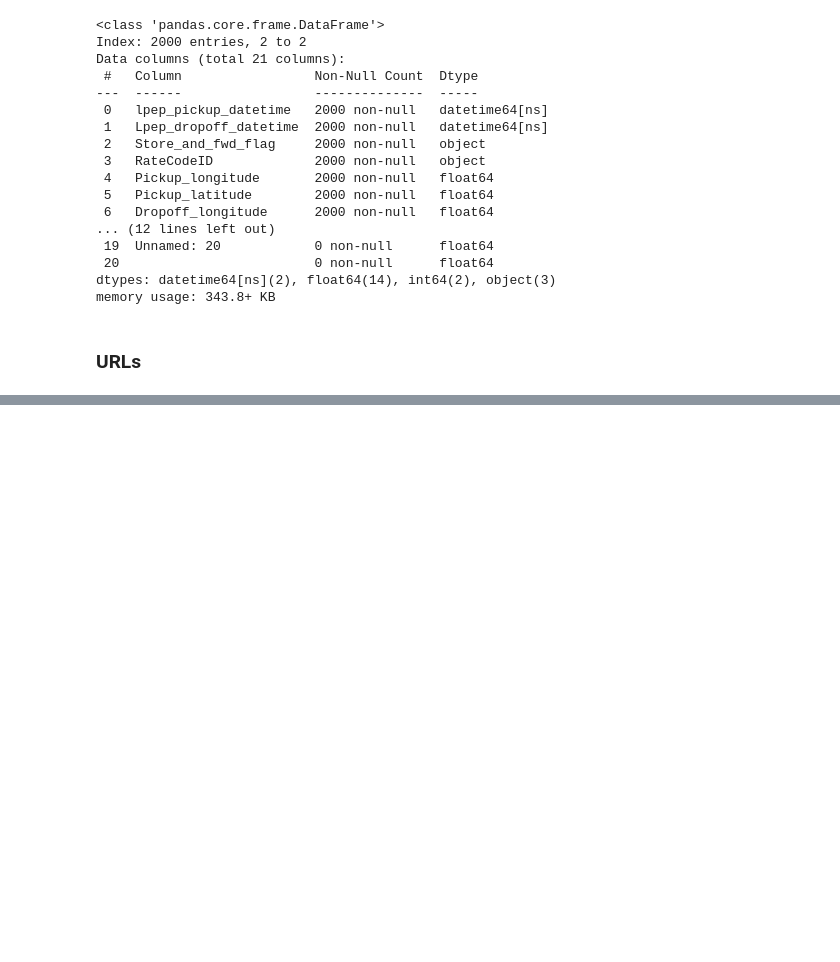
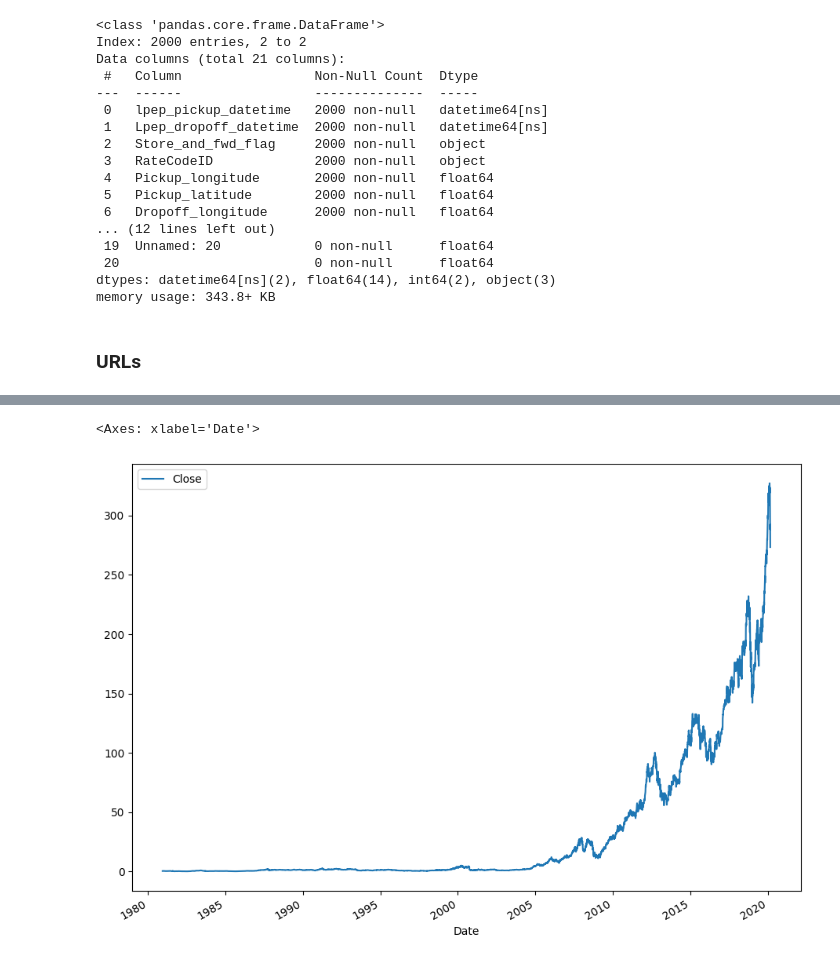
Before and after one commit to pdiegoneves/data_visualization_with_python, a Jupyter notebook: main.ipynb, the cells around one changed output, grey strips where cells are left out. Saved outputs shown, nothing was run; the diff lists cells and outputs as text; code cells hidden in the pictures; blank space fills up the shorter version.

```diff
--- a/main.ipynb
+++ b/main.ipynb
@@ -201,0 +514,5 @@ ImportError: Missing optional dependency 'lxml'.  Use pip or conda to install lx
+# %%
+data.plot(y='Close')
+# %% [output]
+<Axes: xlabel='Date'>
+[figure, added]
```
Also changed, not shown: parts of 37 cells of this notebook.
